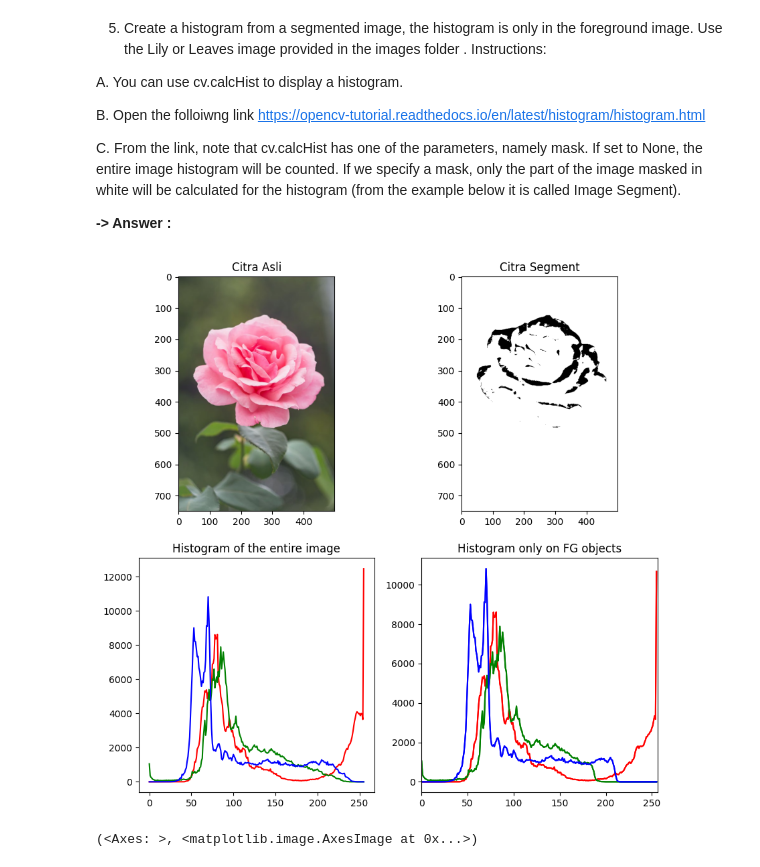
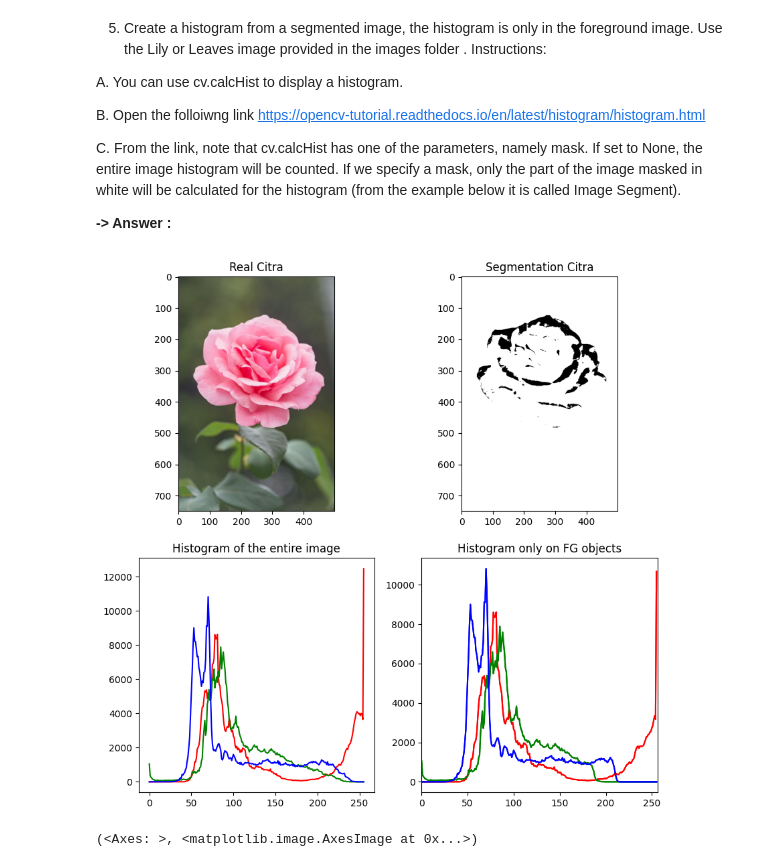
Before and after one commit to FaizalLeviansyah/PCVK_Ganjil_2023, a Jupyter notebook: Faizal_Week_10_Practicum_Task_PCVK_2023.ipynb, the cells around one changed output. Drawn from its saved outputs; the diff is of its cells as text; code cells hidden in the pictures.

```diff
--- a/Faizal_Week_10_Practicum_Task_PCVK_2023.ipynb
+++ b/Faizal_Week_10_Practicum_Task_PCVK_2023.ipynb
@@ -167,34 +167,34 @@ If set to None, the entire image histogram will be counted. If we specify a mask
 # %%
 # number 5
 filename_3 = ('/content/drive/MyDrive/1I Class Informatics Engineering/POLINEMA CLASS TASK/CLASS Semester 5/(PCVK TI) Pengolahan Citra dan Visi Komputer/Images/rose_pink.png')
 img_l = cv2.imread(filename_3)
 img_rgb = cv2.cvtColor(img_l,cv2.COLOR_BGR2RGB)
 img_gray = cv2.cvtColor(img_rgb,cv2.COLOR_BGR2GRAY)
 
 ret3,mask = cv2.threshold(img_gray,200,255,cv2.THRESH_BINARY_INV)
 
 plt.figure(figsize = (10,10))
 plt.subplot(2,2,1),plt.imshow(img_rgb)
-plt.title('Citra Asli')
+plt.title('Real Citra')
 plt.subplot(2,2,2),plt.imshow(mask, 'gray')
-plt.title('Citra Segment')
+plt.title('Segmentation Citra')
 color = ('r','g','b')
 
 for i,col in enumerate(color):
     hist0 = cv2.calcHist([img_rgb],[i],None,[256],[0,256])
     plt.subplot(2,2,3),plt.plot(hist0,color = col)
     plt.title('Histogram of the entire image')
     hist1 = cv2.calcHist([img_rgb],[i],mask,[256],[0,256])
     plt.subplot(2,2,4),plt.plot(hist1,color = col)
     plt.title('Histogram of the entire image')
     hist1 = cv2.calcHist([img_rgb],[i],mask,[256],[0,256])
     plt.subplot(2,2,4),plt.plot(hist1,color = col)
     plt.title('Histogram only on FG objects')
     plt.xlim([0,256])
 
 plt.show()
 # %% [output]
-[figure, old version]
+[figure, new version]
 # %%
 # Still in number 6
 import cv2
```
